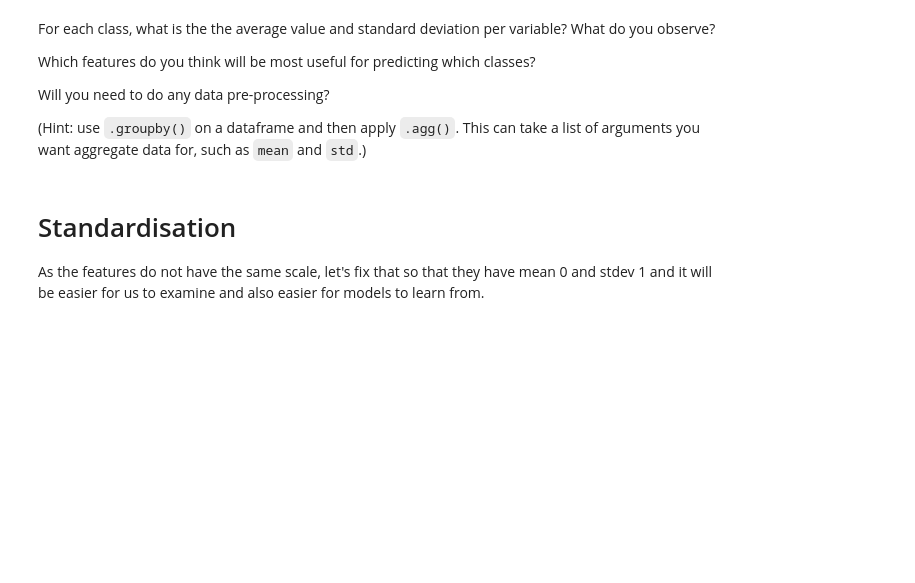
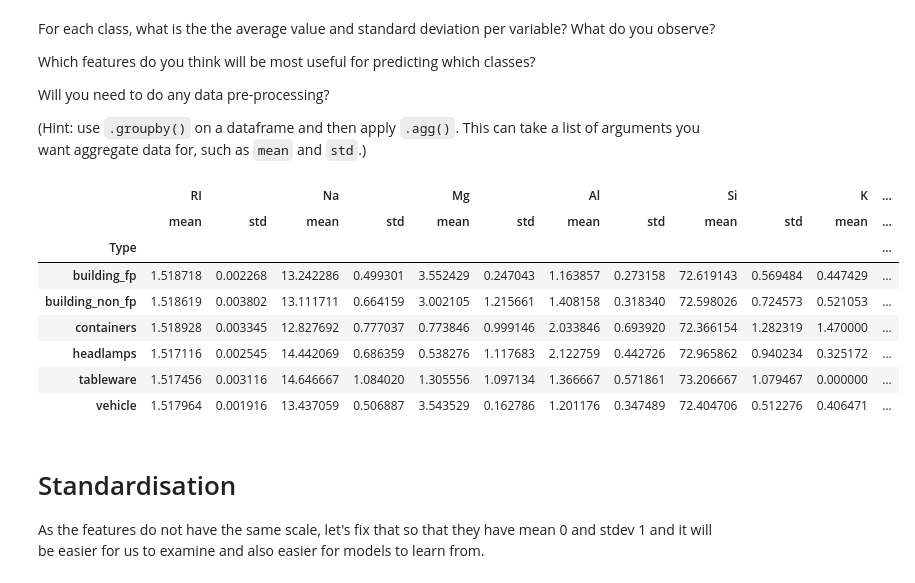
Before and after one commit to raj075/ML-Learning-Hub, a Jupyter notebook: Supervised classification/multiclass-classification--practical/practicals/multiclass-practical.ipynb, the cells around one changed output. Saved outputs shown, nothing was run; the diff lists cells and outputs as text; code cells hidden in the pictures; blank space fills up the shorter version.

```diff
--- a/Supervised classification/multiclass-classification--practical/practicals/multiclass-practical.ipynb
+++ b/Supervised classification/multiclass-classification--practical/practicals/multiclass-practical.ipynb
@@ -42,6 +61,17 @@ Will you need to do any data pre-processing?
 (Hint: use `.groupby()` on a dataframe and then apply `.agg()`. This can take a list of arguments you want aggregate data for, such as `mean` and `std`.)
 # %%
 # Your code below
+data.groupby('Type').agg(['mean', 'std'])
+# %% [output]
+|  | RI |  | Na |  | Mg |  | Al |  | Si |  | K | ... |
+|  | mean | std | mean | std | mean | std | mean | std | mean | std | mean | ... |
+| Type |  |  |  |  |  |  |  |  |  |  |  | ... |
+| building_fp | 1.518718 | 0.002268 | 13.242286 | 0.499301 | 3.552429 | 0.247043 | 1.163857 | 0.273158 | 72.619143 | 0.569484 | 0.447429 | ... |
+| building_non_fp | 1.518619 | 0.003802 | 13.111711 | 0.664159 | 3.002105 | 1.215661 | 1.408158 | 0.318340 | 72.598026 | 0.724573 | 0.521053 | ... |
+| containers | 1.518928 | 0.003345 | 12.827692 | 0.777037 | 0.773846 | 0.999146 | 2.033846 | 0.693920 | 72.366154 | 1.282319 | 1.470000 | ... |
+| headlamps | 1.517116 | 0.002545 | 14.442069 | 0.686359 | 0.538276 | 1.117683 | 2.122759 | 0.442726 | 72.965862 | 0.940234 | 0.325172 | ... |
+| tableware | 1.517456 | 0.003116 | 14.646667 | 1.084020 | 1.305556 | 1.097134 | 1.366667 | 0.571861 | 73.206667 | 1.079467 | 0.000000 | ... |
+| vehicle | 1.517964 | 0.001916 | 13.437059 | 0.506887 | 3.543529 | 0.162786 | 1.201176 | 0.347489 | 72.404706 | 0.512276 | 0.406471 | ... |
 # %% [markdown]
 # Standardisation
 
```
Also changed, not shown: parts of 12 cells of this notebook, 1 other file.
